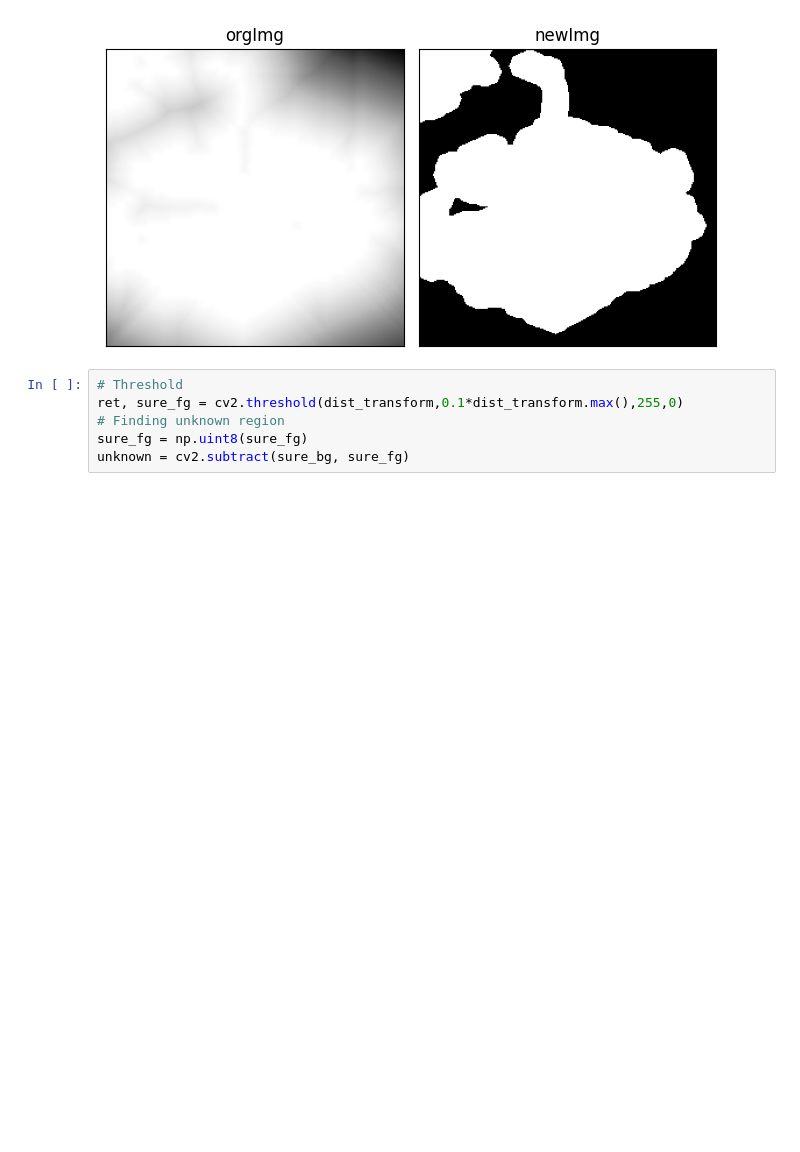
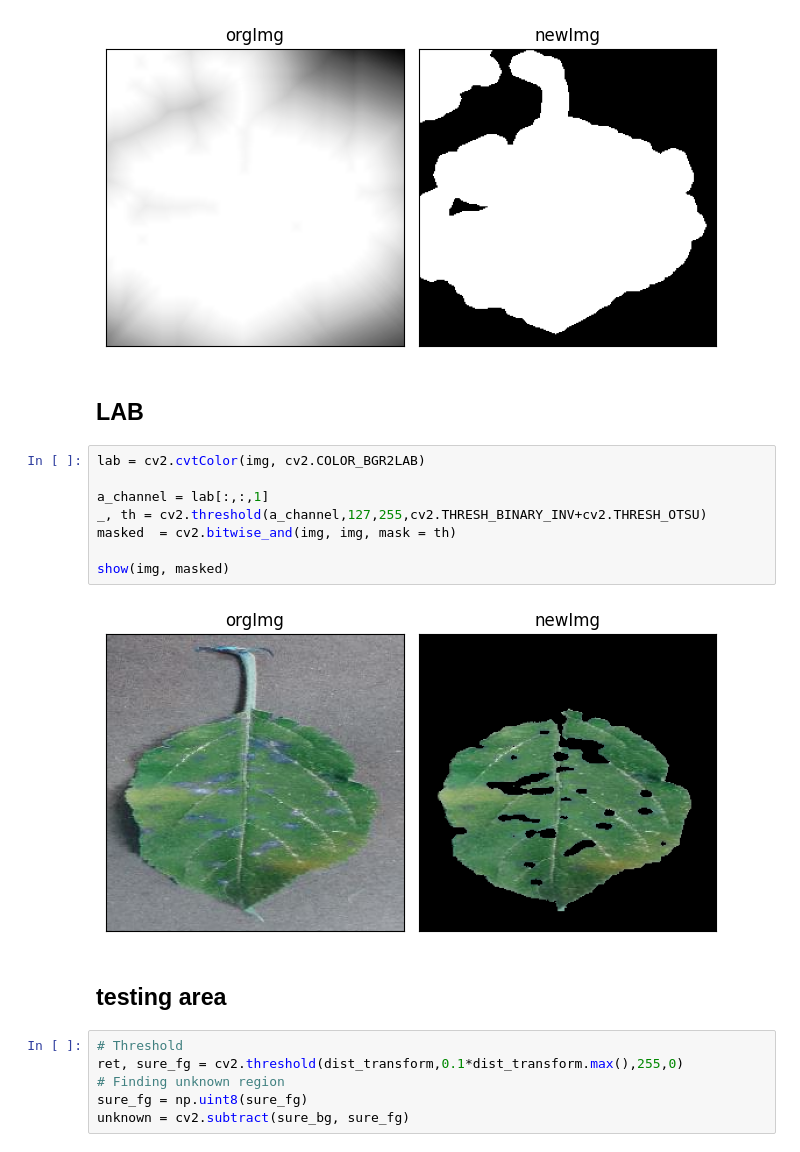
Before and after one commit to ugly-custard/GIS-farm-planner, a Jupyter notebook: server/leaf_segmentation.ipynb, the cells around one changed output. Saved outputs shown, nothing was run; the diff lists cells and outputs as text; blank space fills up the shorter version.

Commit message:
color seperation

```diff
--- a/server/leaf_segmentation.ipynb
+++ b/server/leaf_segmentation.ipynb
@@ -80,6 +80,20 @@ ret, sure_fg = cv2.threshold(dist_transform, 0.1*dist_transform.max(), 255, 0)
 show2G(dist_transform, sure_fg)
 # %% [output]
 [figure]
+# %% [markdown]
+## LAB
+# %%
+lab = cv2.cvtColor(img, cv2.COLOR_BGR2LAB)
+
+a_channel = lab[:,:,1]
+_, th = cv2.threshold(a_channel,127,255,cv2.THRESH_BINARY_INV+cv2.THRESH_OTSU)
+masked  = cv2.bitwise_and(img, img, mask = th)
+
+show(img, masked)
+# %% [output]
+[figure, added]
+# %% [markdown]
+## testing area
 # %%
 # Threshold
 ret, sure_fg = cv2.threshold(dist_transform,0.1*dist_transform.max(),255,0)
```
Also changed, not shown: parts of 4 cells of this notebook, 1 other file.
